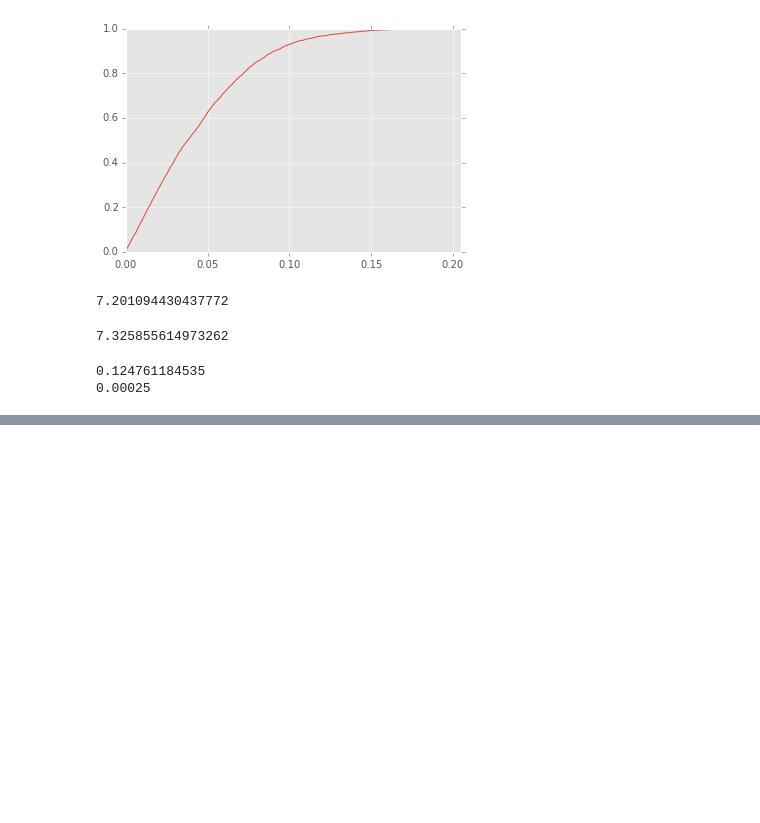
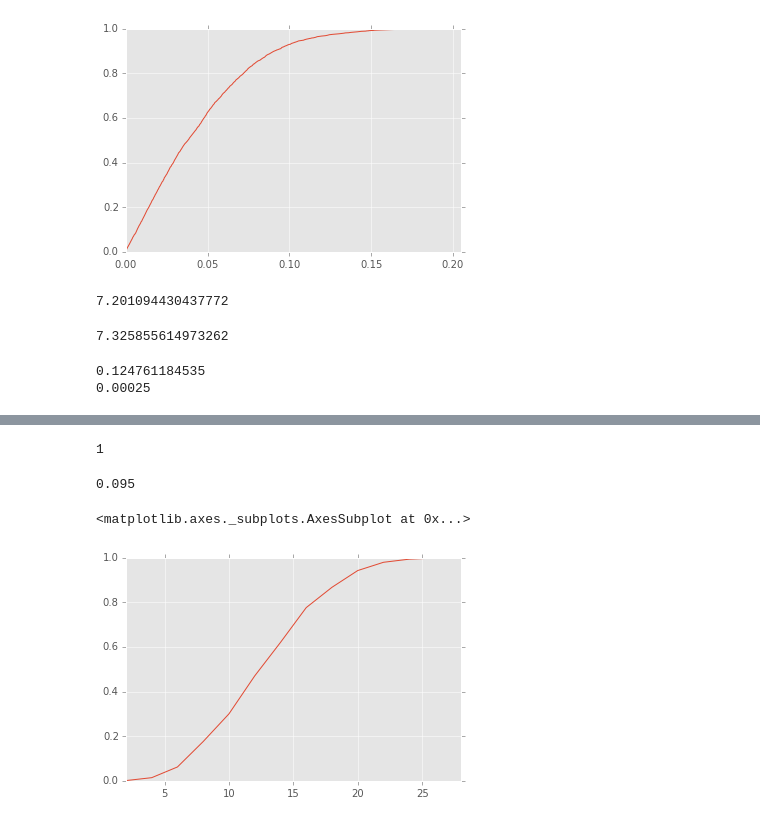
Before and after one commit to doolingdavid/ThinkStats2, a Jupyter notebook: code/notes.ipynb, the cells around one changed output, grey strips where cells are left out. Drawn from its saved outputs; the diff is of its cells as text; code cells hidden in the pictures; blank space fills up the shorter version.

```diff
--- a/code/notes.ipynb
+++ b/code/notes.ipynb
@@ -3324,0 +3356,3 @@ meansseries = get_means(others.totalwgt_lb, firsts.totalwgt_lb)
+# %%
+rollspmf = rollsseries.value_counts().sort_index()
+rollspmf
@@ -3324,0 +3367,39 @@ meansseries = get_means(others.totalwgt_lb, firsts.totalwgt_lb)
+# %%
+observed = [9,9,19,5,8,11]
+observed[0] - rollspmf.loc[1]
+# %% [output]
+1
+# %%
+def dice(observed=[8,9,19,5,8,11]):
+    """computes the p-value for a certain
+    distribution of results some guy rolled 60 times"""
+    values = [1,2,3,4,5,6]
+    biglist = list()
+    whatthewhat = abs(10 - observed[0]) +  \
+                  abs(10 - observed[1]) +  \
+                  abs(10 - observed[2]) +  \
+                  abs(10 - observed[3]) +   \
+                  abs(10 - observed[4]) + abs(10 - observed[5])
+    for i in range(1000):
+        rolls = np.random.choice(values,60,replace=True)
+        rollsseries = pd.Series(rolls)
+        rollspmf = rollsseries.value_counts().sort_index()
+        teststati = abs(10 - rollspmf.loc[1]) + \
+                    abs(10 - rollspmf.loc[2]) + \
+                    abs(10 - rollspmf.loc[3]) + \
+                    abs(10 - rollspmf.loc[4]) + \
+                    abs(10 - rollspmf.loc[5]) + \
+                    abs(10 - rollspmf.loc[6])
+        biglist.append(teststati)
+    bigseries = pd.Series(biglist)
+    print((100.-stats.percentileofscore(bigseries, whatthewhat))/100.)
+    return bigseries, whatthewhat
+# %%
+bigseries, whatthewhat = dice()
+# %% [output]
+0.095
+# %%
+bigseries.value_counts(normalize=True).sort_index().cumsum().plot()
+# %% [output]
+<matplotlib.axes._subplots.AxesSubplot at 0x...>
+[figure, added]
```
Also changed, not shown: parts of 5 cells of this notebook.
